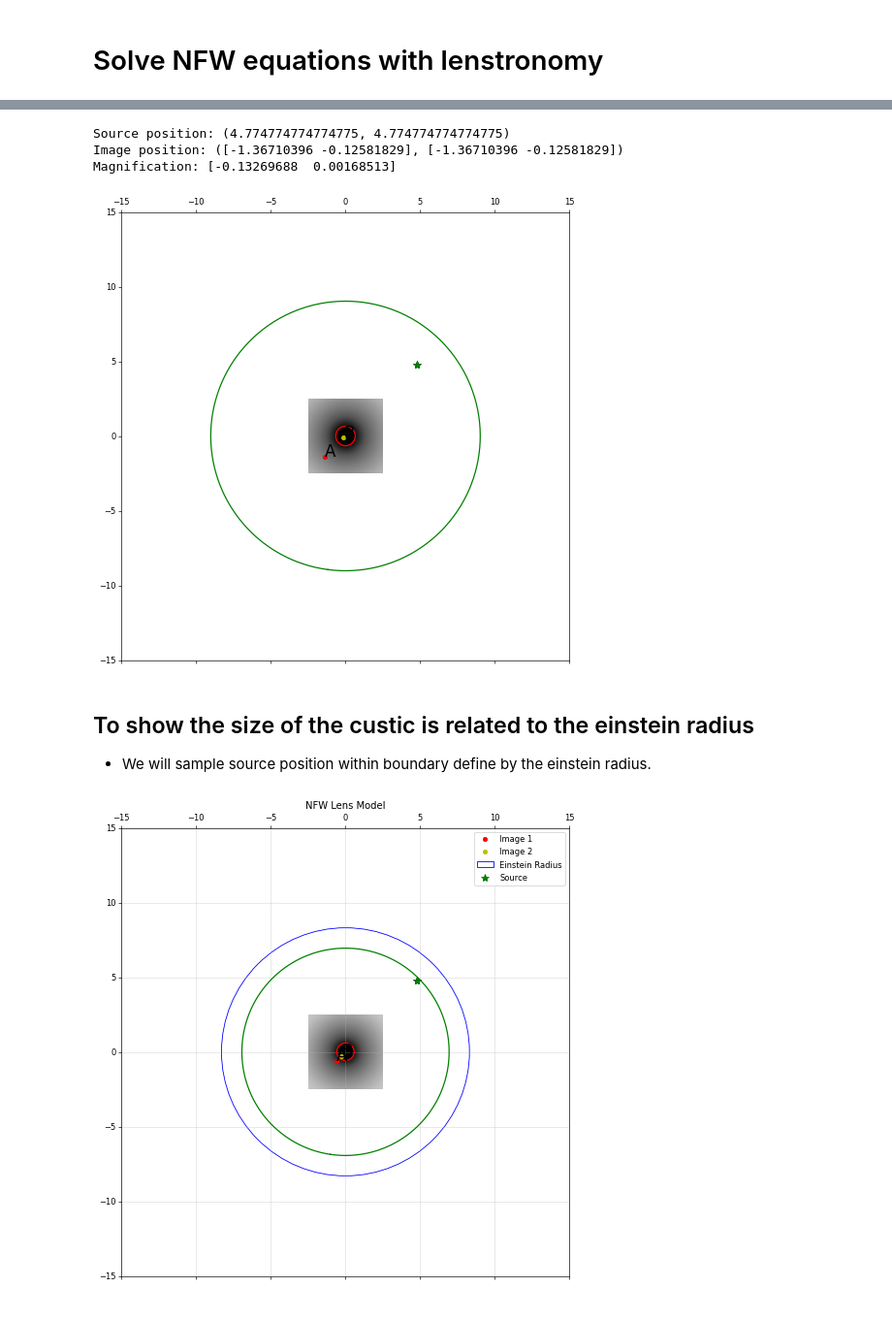
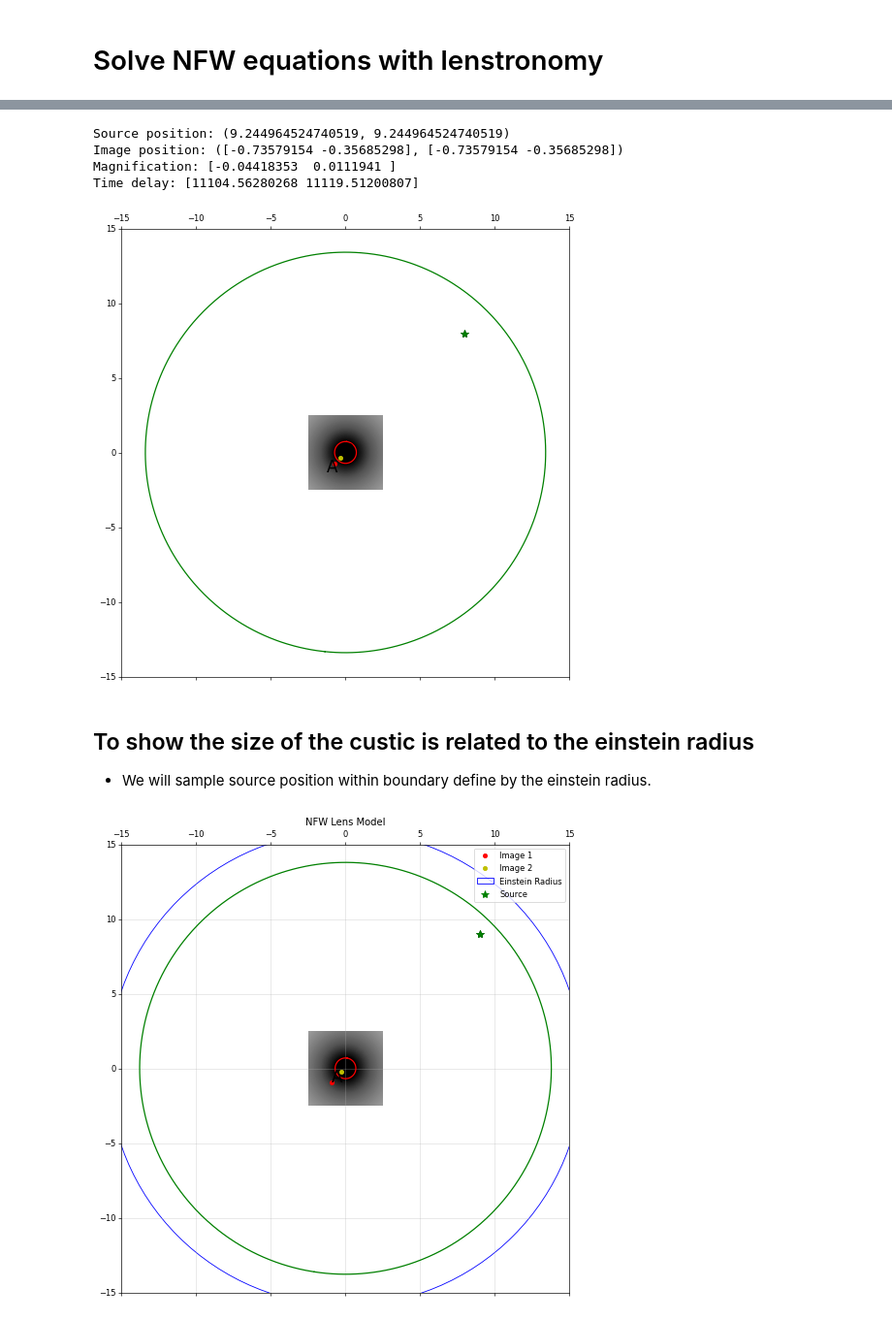
Before and after one commit to lisalyw/surip, a Jupyter notebook: hemanta/NFW lens equation lenstronomy.ipynb, the cells around one changed output, grey strips where cells are left out. Shown: that part at 97% size. Cells and saved outputs as stored; diff of their text form; code cells hidden in the pictures.

```diff
--- a/hemanta/NFW lens equation lenstronomy.ipynb
+++ b/hemanta/NFW lens equation lenstronomy.ipynb
@@ -10,9 +18,9 @@ import astropy.units as u
 # %%
 cosmology = FlatLambdaCDM(H0=70, Om0=0.3)  # Example values
 # Lens and source redshift
-z_l = 1
-z_s = 1.5
-lens_cosmo = LensCosmo(z_lens=z_l, z_source=z_s, cosmo=cosmo)
+z_l = 0.5
+z_s = 1
+lens_cosmo = LensCosmo(z_lens=z_l, z_source=z_s, cosmo=cosmology )
 
 # NFW profile parameters
 M200 = 1e15  # Solar masses
@@ -34,46 +42,36 @@ Rs_angle, alpha_Rs = lens_cosmo.nfw_physical2angle(M=M200, c=c200)
 rho0, Rs, c, r200, M200 = lens_cosmo.nfw_angle2physical(Rs_angle=Rs_angle, alpha_Rs=alpha_Rs)
 # %%
 lens_model_list = ['NFW']
-lens_model = LensModel(lens_model_list)
+lens_model = LensModel(lens_model_list, z_lens=z_l, z_source=z_s)
 kwargs_nfw = [{'Rs': Rs, 'alpha_Rs': alpha_Rs, 'center_x': 0, 'center_y': 0}]
 # %%
 from lenstronomy.LensModel.Solver.lens_equation_solver import LensEquationSolver
 solver = LensEquationSolver(lens_model)
-x_source, y_source = 4.774774774774775, 4.774774774774775
+source = einstein_radius_nfw(M200, z_l, z_s, cosmology)*0.6
+x_source, y_source = source, source
 x_image, y_image = solver.image_position_from_source(
                 sourcePos_x=x_source,
                 sourcePos_y=y_source,
                 kwargs_lens=kwargs_nfw)
 mag = lens_model.magnification(x_image, y_image, kwargs_nfw)
+dt = lens_model.arrival_time(x_image, y_image, kwargs_nfw)
 
 print(f"Source position: ({x_source}, {y_source})")
 print(f"Image position: ({x_image}, {y_image})")
 print(f"Magnification: {mag}")
-
-## uncomment to test for multiple source positions
-# x_source_arr, y_source_arr = np.linspace(0, 10, 100), np.linspace(0, 10, 100)
-# x_image_arr, y_image_arr = [], []
-# mag_arr = []
-# for x_source, y_source in zip(x_source_arr, y_source_arr):
-#     x_image, y_image = solver.image_position_from_source(
-#                     sourcePos_x=x_source,
-#                     sourcePos_y=y_source,
-#                     kwargs_lens=kwargs_nfw)
-#     x_image_arr.append(x_image)
-#     y_image_arr.append(y_image)
-#     mag = lens_model.magnification(x_image, y_image, kwargs_nfw)
-#     mag_arr.append(mag)
+print(f"Time delay: {dt}")
 # %% [output]
-Source position: (4.774774774774775, 4.774774774774775)
-Image position: ([-1.36710396 -0.12581829], [-1.36710396 -0.12581829])
-Magnification: [-0.13269688  0.00168513]
+Source position: (9.244964524740519, 9.244964524740519)
+Image position: ([-0.73579154 -0.35685298], [-0.73579154 -0.35685298])
+Magnification: [-0.04418353  0.0111941 ]
+Time delay: [11104.56280268 11119.51200807]
 # %%
 from lenstronomy.Plots import lens_plot
 
 fig, ax = plt.subplots(figsize=(10,10),dpi=60)
-beta_ra, beta_dec = 4.774774774774775, 4.774774774774775
+beta_ra, beta_dec = 7.935, 7.935
 lens_plot.lens_model_plot(ax,
-    lensModel=lensModel,
+    lensModel=lens_model,
     kwargs_lens=kwargs_nfw,
     sourcePos_x=beta_ra,
     sourcePos_y=beta_dec,
@@ -95,7 +93,7 @@ ax.set_xlim(-15,15)
 ax.set_ylim(-15,15)
 plt.show()
 # %% [output]
-[figure, old version]
+[figure, new version]
 # %% [markdown]
 ## To show the size of the custic is related to the einstein radius
 
@@ -134,43 +132,43 @@ def einstein_radius_nfw(M200, zl, zs, cosmo):
 # %%
 # plot lens_plot with Einstein radius
 fig, ax = plt.subplots(figsize=(10,10),dpi=60)
-beta_ra, beta_dec = 4.774774774774775, 4.774774774774775
+beta_ra, beta_dec = 9, 9
 lens_plot.lens_model_plot(ax,
-    lensModel=lensModel,
+    lensModel=lens_model,
     kwargs_lens=kwargs_nfw,
     sourcePos_x=beta_ra,
     sourcePos_y=beta_dec,
     point_source=True,
     with_caustics=True,
     fast_caustic=True,
     coord_inverse=True,
 )
 
 # image
 # add point size to make it visible
 plt.plot(x_image[0], y_image[0],marker='.',ls='None', color='r', markersize=10, label='Image 1')
 plt.plot(x_image[1], y_image[1],marker='.',ls='None', color='y', markersize=10, label='Image 2')
 
 # circle wrt einsrein radius
 theta_E = einstein_radius_nfw(M200, z_l, z_s, cosmology)
 circle = plt.Circle((0, 0), theta_E, color='b', fill=False, label='Einstein Radius')
 ax.add_artist(circle)
 
 # source
 plt.plot(beta_ra, beta_dec,marker='*',ls='None', color='g', markersize=10, label='Source')
 # legend
 plt.legend()
 plt.title('NFW Lens Model')
 
 ax.set_xlim(-15,15)
 ax.set_ylim(-15,15)
 # show grid
 plt.grid(alpha=0.4)
 # save figure
 plt.savefig('nfw_lens_model2.png')
 plt.show()
 # %% [output]
-[figure, old version]
+[figure, new version]
 # %%
 # to test for multiple source positions
 x_source_arr, y_source_arr = np.linspace(0, 15, 1000), np.linspace(0, 15, 1000)
```
Also changed, not shown: parts of 13 cells of this notebook, 5 other files.
